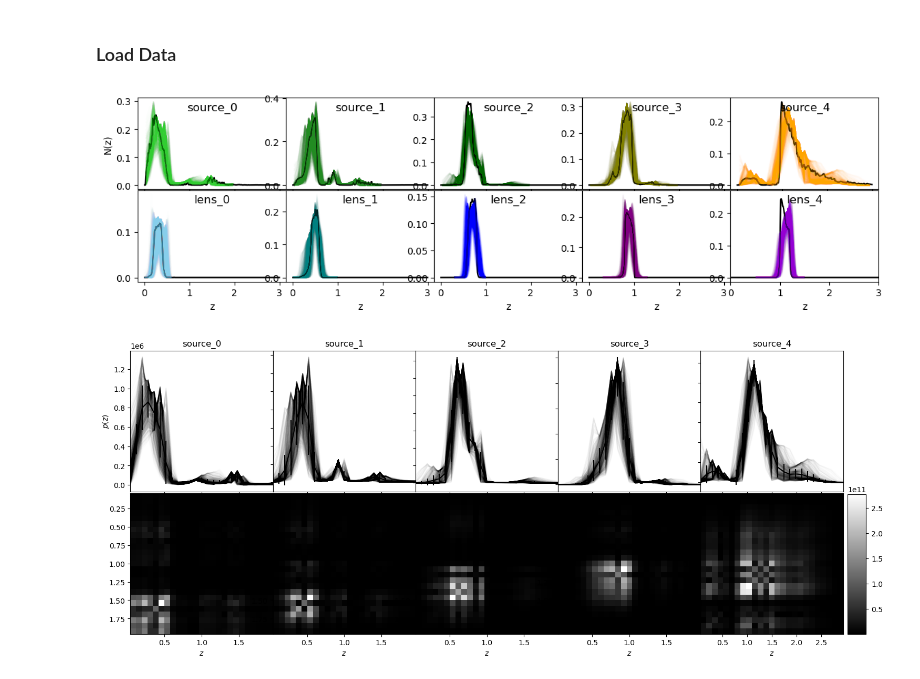
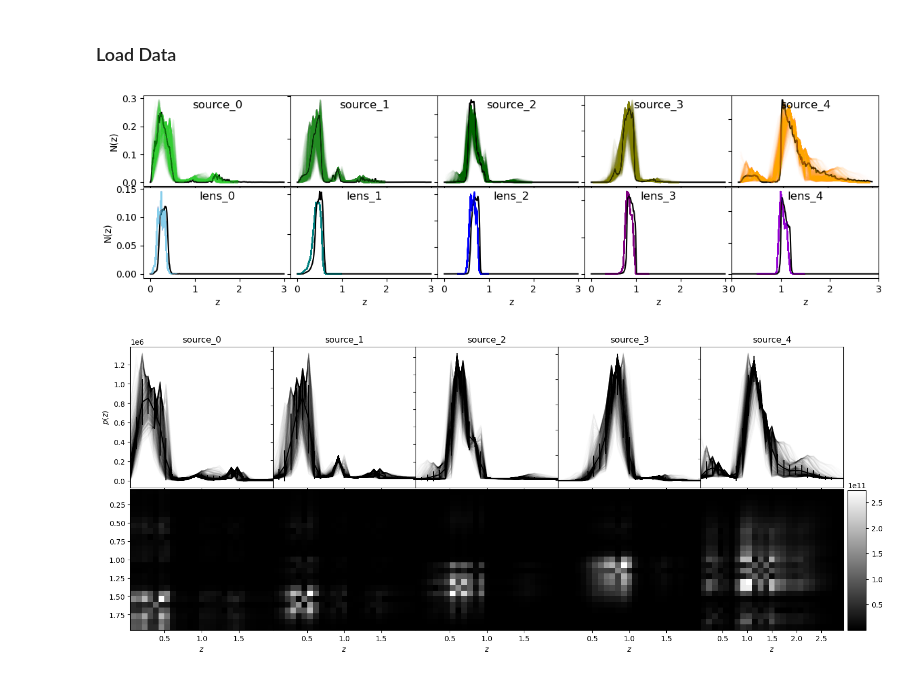
Before and after one commit to LSSTDESC/rail_prior, a Jupyter notebook: examples/cosmodc_tutorial.ipynb, the cells around one changed output. Cells and saved outputs as stored; diff of their text form; code cells hidden in the pictures.

```diff
--- a/examples/cosmodc_tutorial.ipynb
+++ b/examples/cosmodc_tutorial.ipynb
@@ -34,7 +34,7 @@ s = sacc.Sacc.load_fits("/home/jaimerz/Documents/UCL/3x2_analytical/data/CosmoDC
 y = yaml.load(open("/home/jaimerz/Documents/UCL/3x2_analytical/data/CosmoDC2/gcgc_gcwl_wlwl.yml"), Loader=yaml.FullLoader)
 
 # Ensembles
-method = "bpz"
+method = "flexzboost"
 source_0 = np.load('/home/jaimerz/Documents/UCL/3x2_analytical/data/CosmoDC2/image_nzs_{}/shear_0.npz'.format(method), allow_pickle=True)
 source_1 = np.load('/home/jaimerz/Documents/UCL/3x2_analytical/data/CosmoDC2/image_nzs_{}/shear_1.npz'.format(method), allow_pickle=True)
 source_2 = np.load('/home/jaimerz/Documents/UCL/3x2_analytical/data/CosmoDC2/image_nzs_{}/shear_2.npz'.format(method), allow_pickle=True)
@@ -79,34 +79,38 @@ for i, key in enumerate(lens_keys):
     axis[0, i].plot(tomo['znodes'], tomo['photo_hists']/norm, '-', color=colors[i], alpha=0.01)
     #axis[0].plot(tomo['spec_zgrid'], alpha*tomo['photo_fid'], '-', color=colors[i], label=key)
     axis[0, i].set_title(key, y=0.8)
     axis[0, i].set_xlabel('z')
     if i == 0:
         axis[0, i].set_ylabel('N(z)')
 
 colors = ['skyblue', 'teal', 'blue', 'purple', 'darkviolet']
 lens_keys = ['lens_0', 'lens_1', 'lens_2', 'lens_3', 'lens_4']
 for i, key in enumerate(lens_keys):
     tomo = tomos[key]
     spec = s.tracers[key]
     photo_dz = np.mean(np.diff(tomo['znodes']))
     spec_dz = np.mean(np.diff(spec.z))
     alpha = photo_dz/spec_dz
     norm = np.sum(np.mean(tomo['photo_hists'], axis=1))
     axis[1, i].plot(spec.z, alpha*spec.nz, 'k-')
     axis[1, i].plot(tomo['znodes'], tomo['photo_hists']/norm, '-', color=colors[i], alpha=0.01)
     #axis[1].plot(tomo['spec_zgrid'], alpha*tomo['photo_fid'], '-', color=colors[i], label=key)
     axis[1, i].set_title(key, y=0.8)
     axis[1, i].set_xlabel('z')
     if i == 0:
         axis[0, i].set_ylabel('N(z)')
+        axis[1, i].set_ylabel('N(z)')
+    else:
+        axis[0, i].set_yticklabels([])
+        axis[1, i].set_yticklabels([])
 
 #nzsum = np.sum(fz_df['pdf'])
 #plt.plot(zgrid,nzsum,c='b',label=f"i<{magcut} sum p(z)")
 
 plt.xlim([0.0, 3.0])
 plt.show()
 # %% [output]
-[figure, old version]
+[figure, new version]
 # %%
 def make_nzs_plots(tracers_dict, tracer_list):
     n_tracers = len(tracer_list)
```
Also changed, not shown: parts of 17 cells of this notebook, 5 other files.
